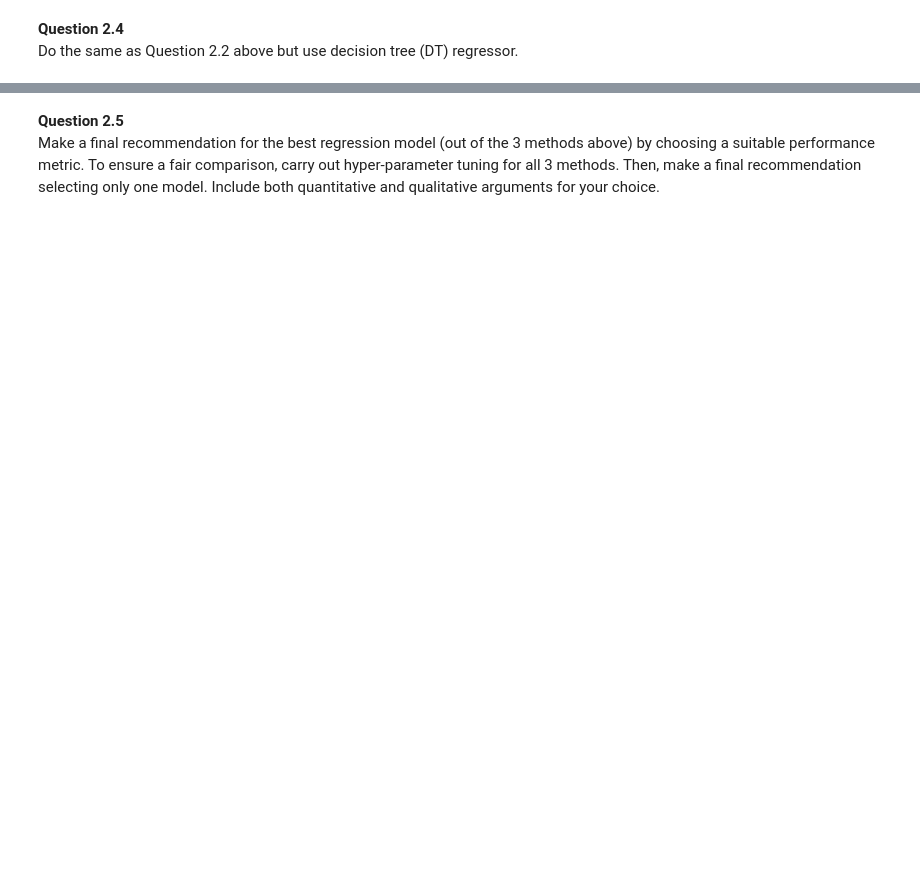
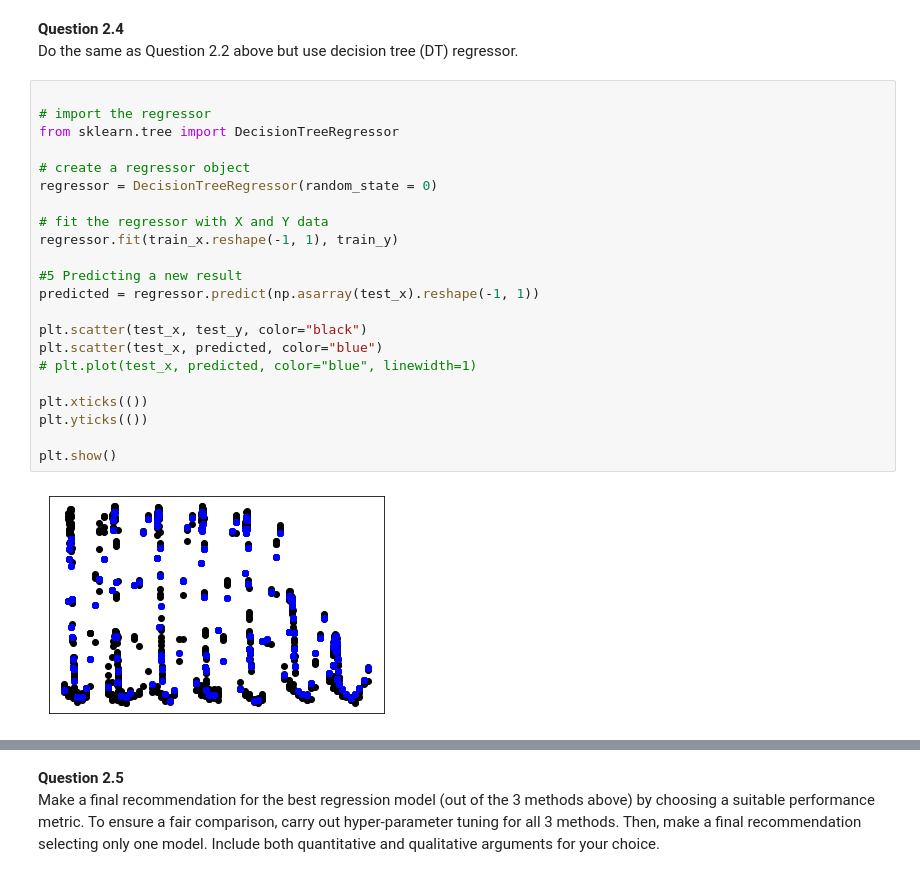
Before and after one commit to EthanWong2212/EE4211_Proj, a Jupyter notebook: part2.ipynb, the cells around one changed output, grey strips where cells are left out. Drawn from its saved outputs; the diff is of its cells as text; blank space fills up the shorter version.

```diff
--- a/part2.ipynb
+++ b/part2.ipynb
@@ -199,3 +275,27 @@ Do the same as Question 2.2 above but use support vector regressor (SVR).
 # %% [markdown]
 **Question 2.4**<br>
 Do the same as Question 2.2 above but use decision tree (DT) regressor.
+# %%
+
+# import the regressor
+from sklearn.tree import DecisionTreeRegressor
+
+# create a regressor object
+regressor = DecisionTreeRegressor(random_state = 0)
+
+# fit the regressor with X and Y data
+regressor.fit(train_x.reshape(-1, 1), train_y)
+
+#5 Predicting a new result
+predicted = regressor.predict(np.asarray(test_x).reshape(-1, 1))
+
+plt.scatter(test_x, test_y, color="black")
+plt.scatter(test_x, predicted, color="blue")
+# plt.plot(test_x, predicted, color="blue", linewidth=1)
+
+plt.xticks(())
+plt.yticks(())
+
+plt.show()
+# %% [output]
+[figure, added]
```
Also changed, not shown: parts of 6 cells of this notebook, 1 other file.
